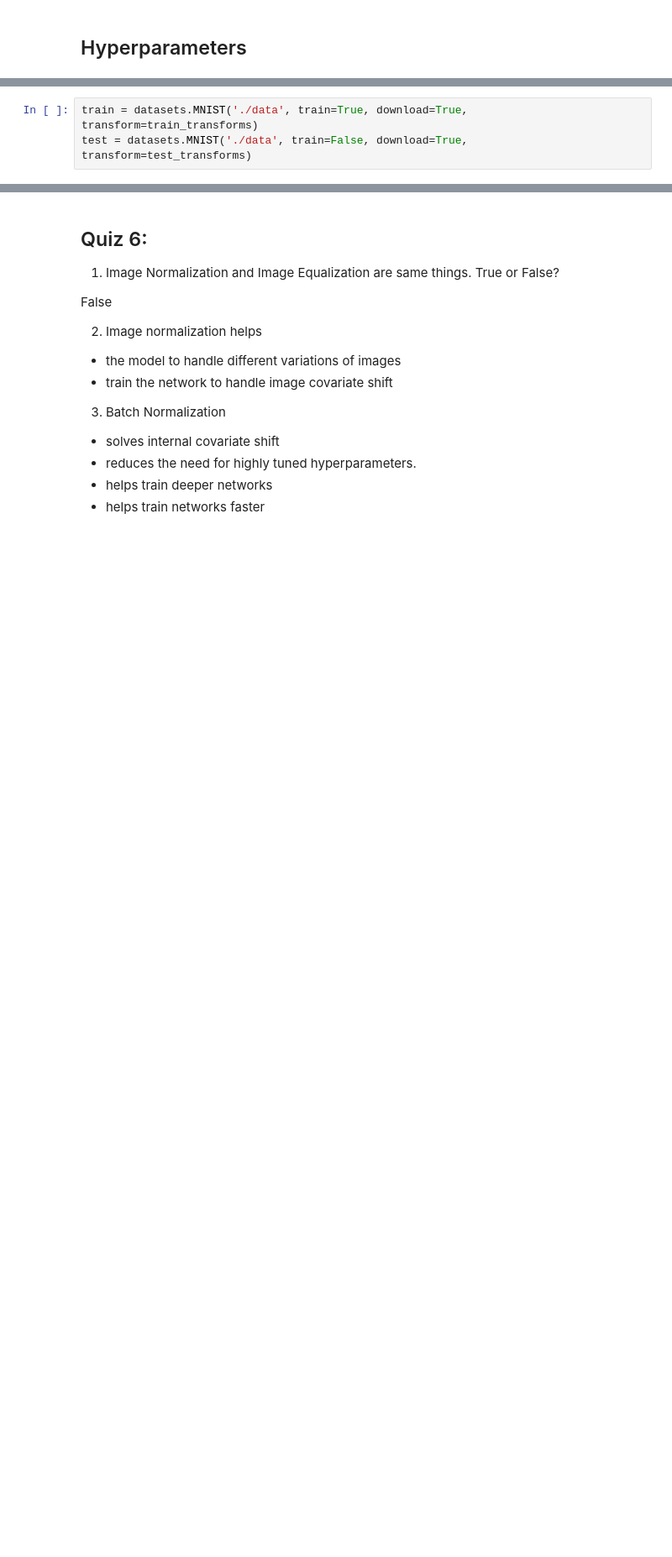
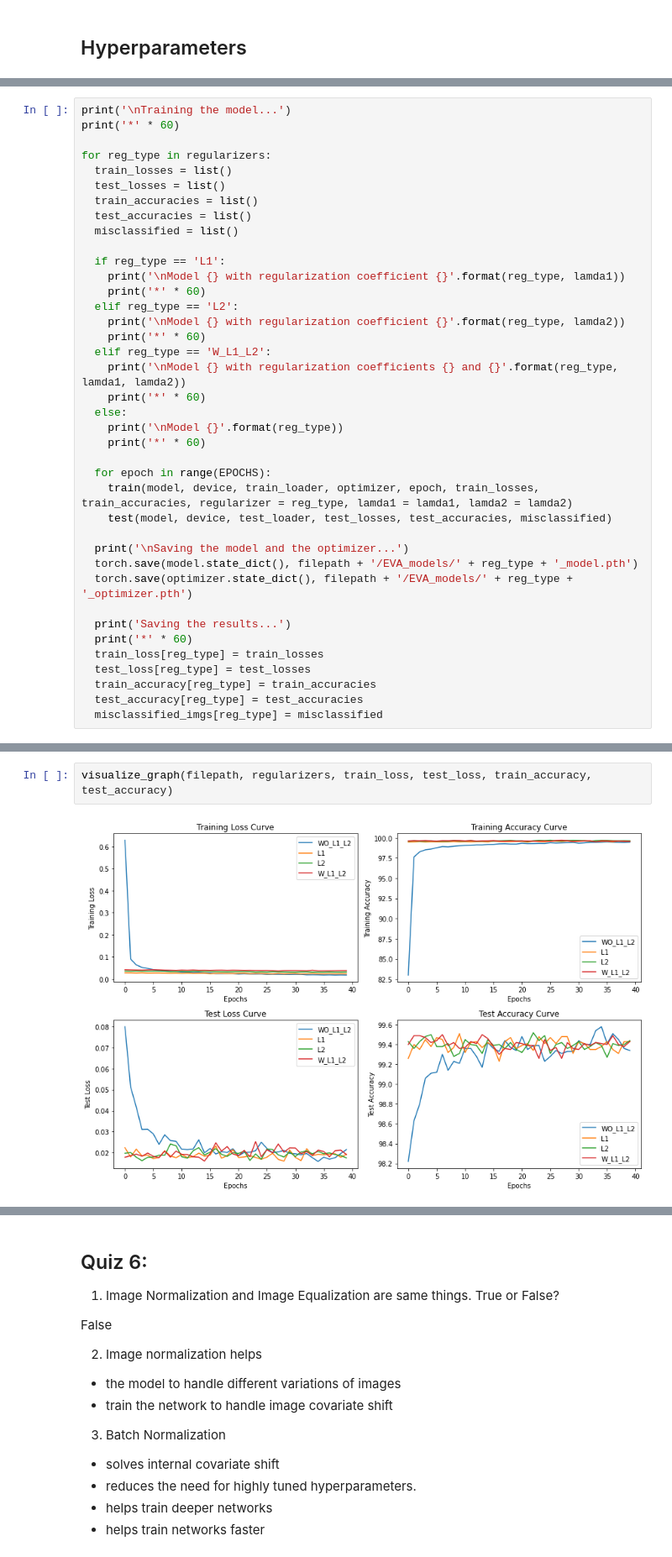
Before and after one commit to sagarigrandhi/EVA4, a Jupyter notebook: S6/Assignment_6.ipynb, the cells around one changed output, grey strips where cells are left out. Shown at 84% size. Cells and saved outputs as stored; diff of their text form; blank space fills up the shorter version.

```diff
--- a/S6/Assignment_6.ipynb
+++ b/S6/Assignment_6.ipynb
@@ -72,3 +55,0 @@ test_transforms = transforms.Compose([
-# %%
-train = datasets.MNIST('./data', train=True, download=True, transform=train_transforms)
-test = datasets.MNIST('./data', train=False, download=True, transform=test_transforms)
@@ -684,0 +102,39 @@ Explain your observation w.r.t L1 and L2's performance in the regularization of
+# %%
+print('\nTraining the model...')
+print('*' * 60)
+
+for reg_type in regularizers:
+  train_losses = list()
+  test_losses = list()
+  train_accuracies = list()
+  test_accuracies = list()
+  misclassified = list()
+
+  if reg_type == 'L1':
+    print('\nModel {} with regularization coefficient {}'.format(reg_type, lamda1))
+    print('*' * 60)
+  elif reg_type == 'L2':
+    print('\nModel {} with regularization coefficient {}'.format(reg_type, lamda2))
+    print('*' * 60)
+  elif reg_type == 'W_L1_L2':
+    print('\nModel {} with regularization coefficients {} and {}'.format(reg_type, lamda1, lamda2))
+    print('*' * 60)
+  else:
+    print('\nModel {}'.format(reg_type))
+    print('*' * 60)
+
+  for epoch in range(EPOCHS):
+    train(model, device, train_loader, optimizer, epoch, train_losses, train_accuracies, regularizer = reg_type, lamda1 = lamda1, lamda2 = lamda2)
+    test(model, device, test_loader, test_losses, test_accuracies, misclassified)
+
+  print('\nSaving the model and the optimizer...')
+  torch.save(model.state_dict(), filepath + '/EVA_models/' + reg_type + '_model.pth')
+  torch.save(optimizer.state_dict(), filepath + '/EVA_models/' + reg_type + '_optimizer.pth')
+
+  print('Saving the results...')
+  print('*' * 60)
+  train_loss[reg_type] = train_losses
+  test_loss[reg_type] = test_losses
+  train_accuracy[reg_type] = train_accuracies
+  test_accuracy[reg_type] = test_accuracies
+  misclassified_imgs[reg_type] = misclassified
@@ -684,0 +163,4 @@ Explain your observation w.r.t L1 and L2's performance in the regularization of
+# %%
+visualize_graph(filepath, regularizers, train_loss, test_loss, train_accuracy, test_accuracy)
+# %% [output]
+[figure, added]
```
Also changed, not shown: parts of 55 cells of this notebook.
